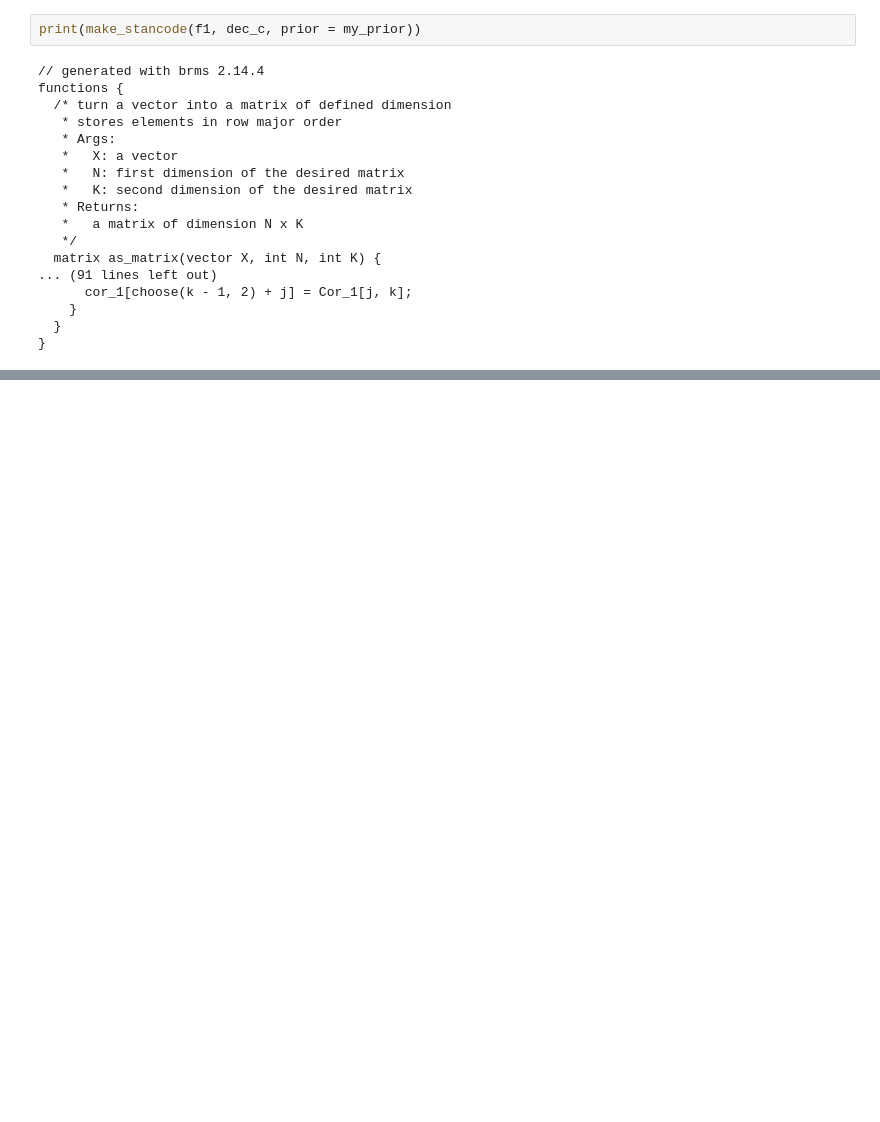
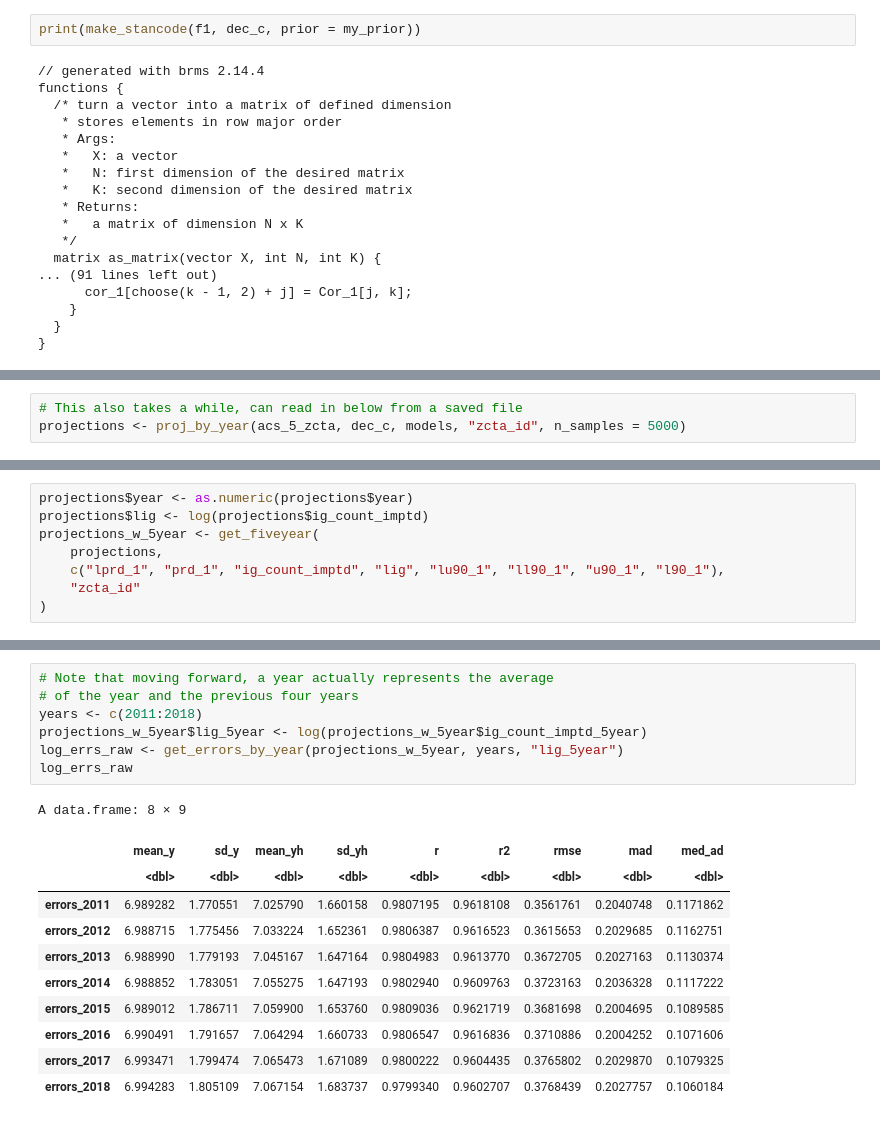
Before and after one commit to aridf/infogroup_pop_adj, a Jupyter notebook: notebooks/adjust_zcta_statecovs.ipynb, the cells around one changed output, grey strips where cells are left out. Cells and saved outputs as stored; diff of their text form; blank space fills up the shorter version.

```diff
--- a/notebooks/adjust_zcta_statecovs.ipynb
+++ b/notebooks/adjust_zcta_statecovs.ipynb
@@ -131,0 +176,3 @@ Start sampling
+# %%
+# This also takes a while, can read in below from a saved file
+projections <- proj_by_year(acs_5_zcta, dec_c, models, "zcta_id", n_samples = 5000)
@@ -131,0 +197,8 @@ Start sampling
+# %%
+projections$year <- as.numeric(projections$year)
+projections$lig <- log(projections$ig_count_imptd)
+projections_w_5year <- get_fiveyear(
+    projections,
+    c("lprd_1", "prd_1", "ig_count_imptd", "lig", "lu90_1", "ll90_1", "u90_1", "l90_1"),
+    "zcta_id"
+)
@@ -131,0 +223,19 @@ Start sampling
+# %%
+# Note that moving forward, a year actually represents the average
+# of the year and the previous four years
+years <- c(2011:2018)
+projections_w_5year$lig_5year <- log(projections_w_5year$ig_count_imptd_5year)
+log_errs_raw <- get_errors_by_year(projections_w_5year, years, "lig_5year")
+log_errs_raw
+# %% [output]
+A data.frame: 8 × 9
+|  | mean_y | sd_y | mean_yh | sd_yh | r | r2 | rmse | mad | med_ad |
+|  | <dbl> | <dbl> | <dbl> | <dbl> | <dbl> | <dbl> | <dbl> | <dbl> | <dbl> |
+| errors_2011 | 6.989282 | 1.770551 | 7.025790 | 1.660158 | 0.9807195 | 0.9618108 | 0.3561761 | 0.2040748 | 0.1171862 |
+| errors_2012 | 6.988715 | 1.775456 | 7.033224 | 1.652361 | 0.9806387 | 0.9616523 | 0.3615653 | 0.2029685 | 0.1162751 |
+| errors_2013 | 6.988990 | 1.779193 | 7.045167 | 1.647164 | 0.9804983 | 0.9613770 | 0.3672705 | 0.2027163 | 0.1130374 |
+| errors_2014 | 6.988852 | 1.783051 | 7.055275 | 1.647193 | 0.9802940 | 0.9609763 | 0.3723163 | 0.2036328 | 0.1117222 |
+| errors_2015 | 6.989012 | 1.786711 | 7.059900 | 1.653760 | 0.9809036 | 0.9621719 | 0.3681698 | 0.2004695 | 0.1089585 |
+| errors_2016 | 6.990491 | 1.791657 | 7.064294 | 1.660733 | 0.9806547 | 0.9616836 | 0.3710886 | 0.2004252 | 0.1071606 |
+| errors_2017 | 6.993471 | 1.799474 | 7.065473 | 1.671089 | 0.9800222 | 0.9604435 | 0.3765802 | 0.2029870 | 0.1079325 |
+| errors_2018 | 6.994283 | 1.805109 | 7.067154 | 1.683737 | 0.9799340 | 0.9602707 | 0.3768439 | 0.2027757 | 0.1060184 |
```
Also changed, not shown: parts of 9 cells of this notebook, 5 other files.
